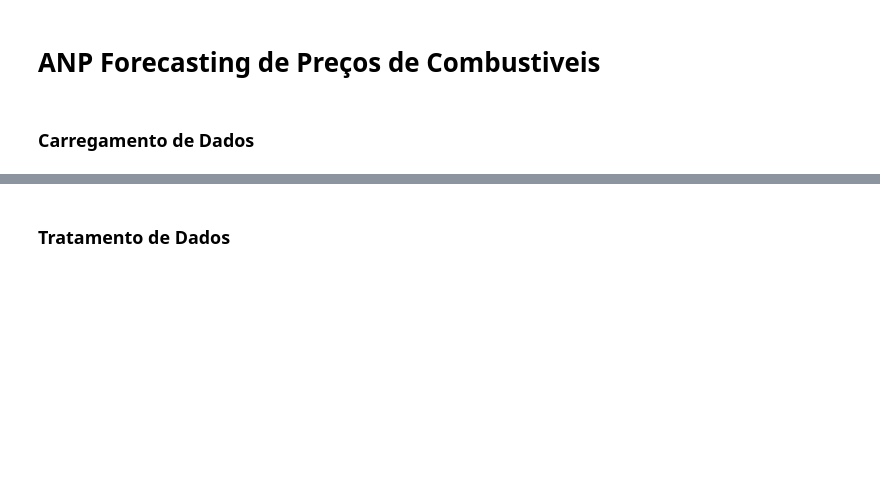
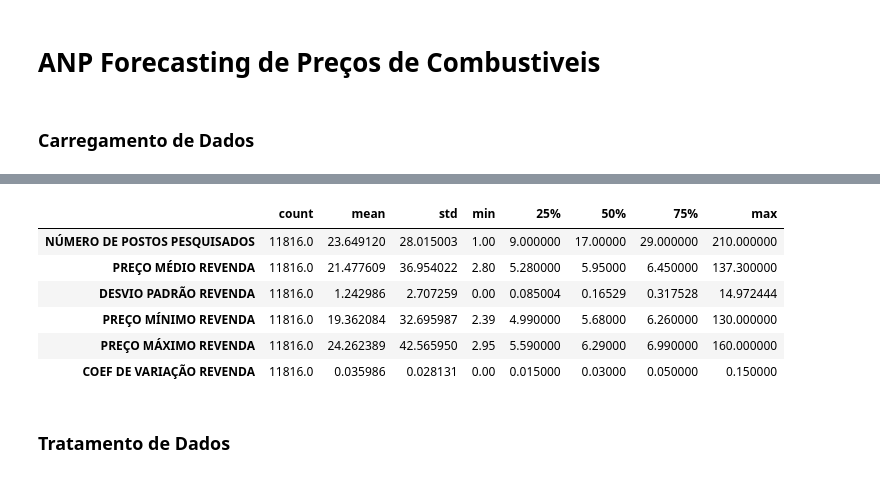
Before and after one commit to AurelioGuilherme/ANP-Forecasting, a Jupyter notebook: Notebook/Modeling.ipynb, the cells around one changed output, grey strips where cells are left out. Drawn from its saved outputs; the diff is of its cells as text; code cells hidden in the pictures; blank space fills up the shorter version.

```diff
--- a/Notebook/Modeling.ipynb
+++ b/Notebook/Modeling.ipynb
@@ -20,2 +49,12 @@ df.head()
+# %%
+df.describe().T
+# %% [output]
+|  | count | mean | std | min | 25% | 50% | 75% | max |
+| NÚMERO DE POSTOS PESQUISADOS | 11816.0 | 23.649120 | 28.015003 | 1.00 | 9.000000 | 17.00000 | 29.000000 | 210.000000 |
+| PREÇO MÉDIO REVENDA | 11816.0 | 21.477609 | 36.954022 | 2.80 | 5.280000 | 5.95000 | 6.450000 | 137.300000 |
+| DESVIO PADRÃO REVENDA | 11816.0 | 1.242986 | 2.707259 | 0.00 | 0.085004 | 0.16529 | 0.317528 | 14.972444 |
+| PREÇO MÍNIMO REVENDA | 11816.0 | 19.362084 | 32.695987 | 2.39 | 4.990000 | 5.68000 | 6.260000 | 130.000000 |
+| PREÇO MÁXIMO REVENDA | 11816.0 | 24.262389 | 42.565950 | 2.95 | 5.590000 | 6.29000 | 6.990000 | 160.000000 |
+| COEF DE VARIAÇÃO REVENDA | 11816.0 | 0.035986 | 0.028131 | 0.00 | 0.015000 | 0.03000 | 0.050000 | 0.150000 |
 # %% [markdown]
 ### Tratamento de Dados
```
Also changed, not shown: parts of 6 cells of this notebook, 3 other files.
